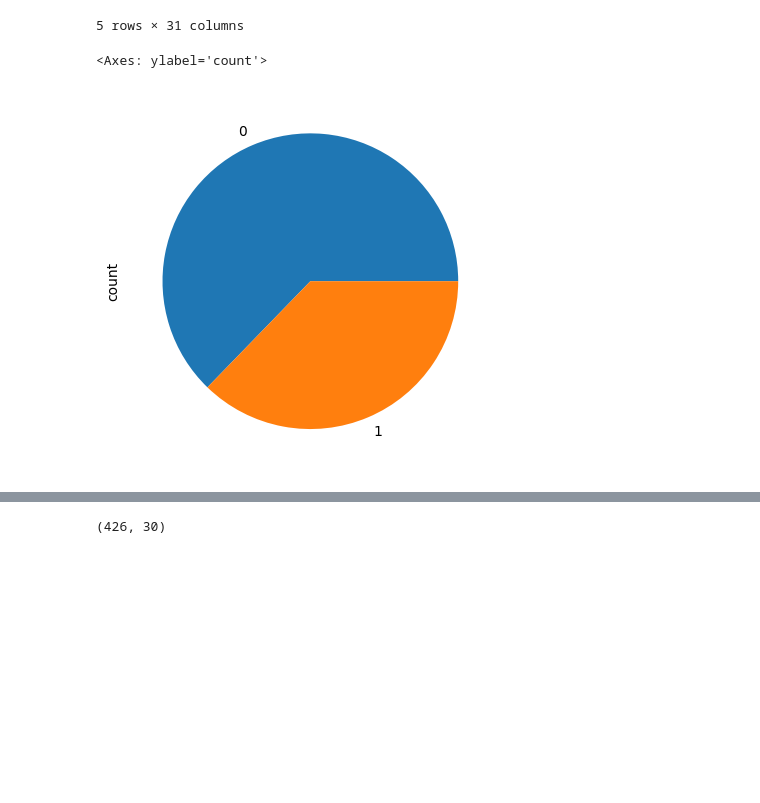
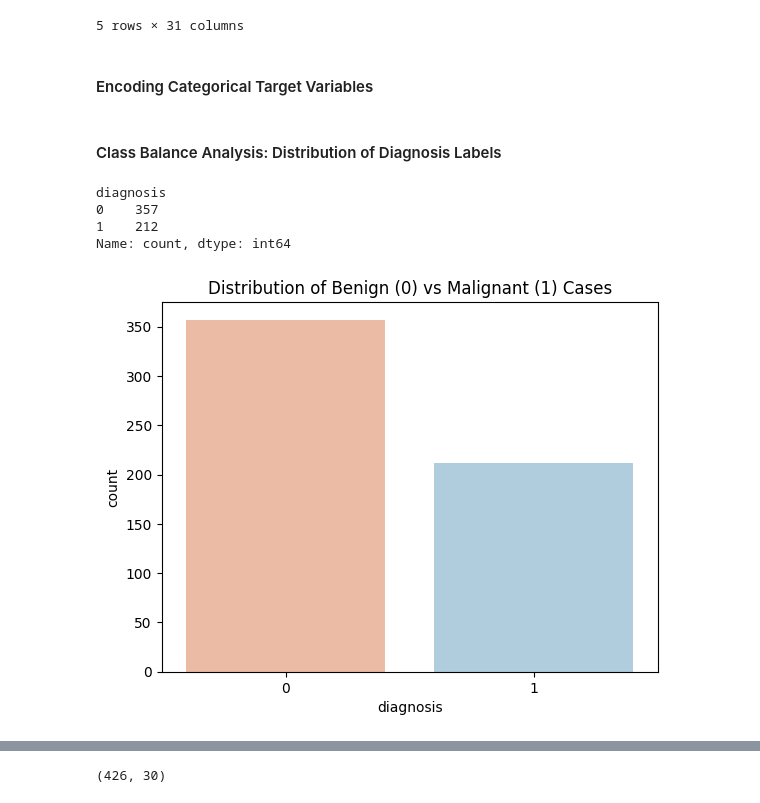
Before and after one commit to Phawazz/project-portfolio-labs, a Jupyter notebook: Logistic Regression Projects/Wisconsin Breast Cancer Prediction/log_reg_model.ipynb, the cells around one changed output, grey strips where cells are left out. Cells and saved outputs as stored; diff of their text form; code cells hidden in the pictures; blank space fills up the shorter version.

```diff
--- a/Logistic Regression Projects/Wisconsin Breast Cancer Prediction/log_reg_model.ipynb
+++ b/Logistic Regression Projects/Wisconsin Breast Cancer Prediction/log_reg_model.ipynb
@@ -68,11 +80,25 @@ df.head()
 | 3 | M | 11.42 | 20.38 | 77.58 | 386.1 | 0.14250 | 0.28390 | ... |
 | 4 | M | 20.29 | 14.34 | 135.10 | 1297.0 | 0.10030 | 0.13280 | ... |
 5 rows × 31 columns
+# %% [markdown]
+#### Encoding Categorical Target Variables
 # %%
 df.diagnosis = [1 if value == 'M' else 0 for value in df.diagnosis]
+# %% [markdown]
+#### Class Balance Analysis: Distribution of Diagnosis Labels
 # %%
 df['diagnosis'] = df['diagnosis'].astype("category", copy='False')
-df['diagnosis'].value_counts().plot(kind='pie')
+print(df['diagnosis'].value_counts())
+sns.countplot(x='diagnosis',
+              data=df,
+              palette='RdBu',
+              hue='diagnosis',
+              legend=False)
+plt.title('Distribution of Benign (0) vs Malignant (1) Cases')
+plt.show()
 # %% [output]
-<Axes: ylabel='count'>
+diagnosis
+0    357
+1    212
+Name: count, dtype: int64
-[figure, old version]
+[figure, new version]
```
Also changed, not shown: parts of 20 cells of this notebook.
